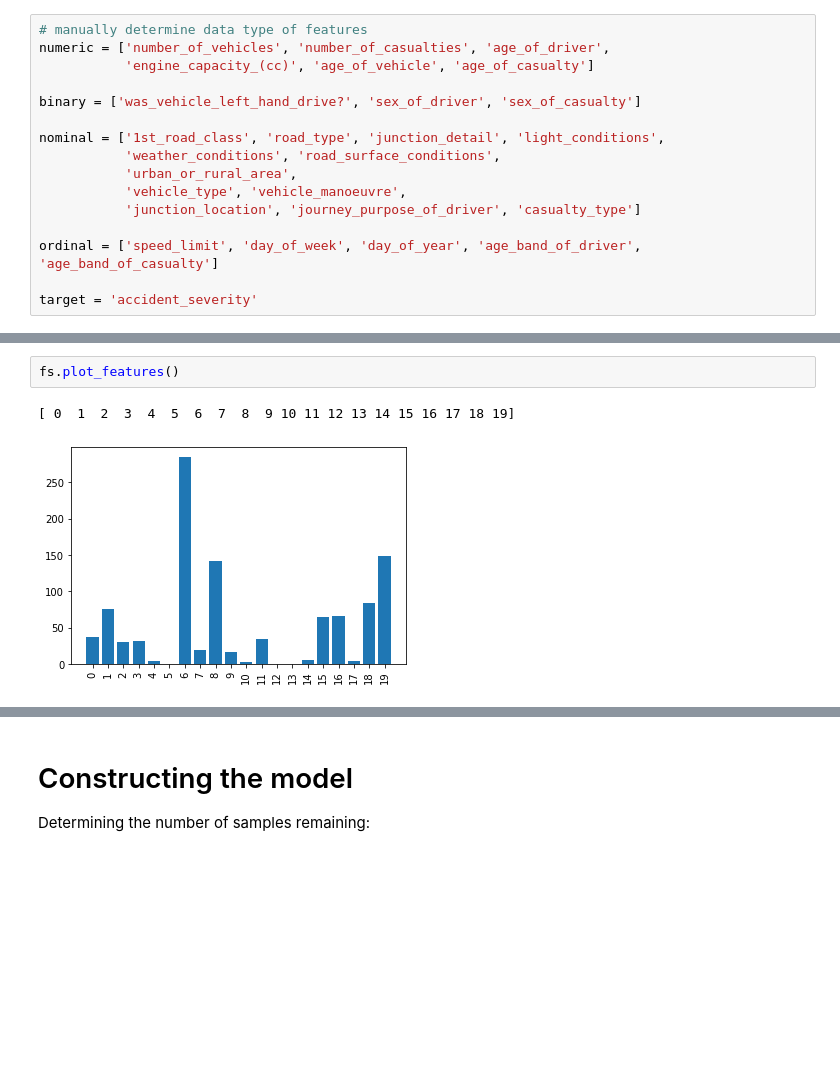
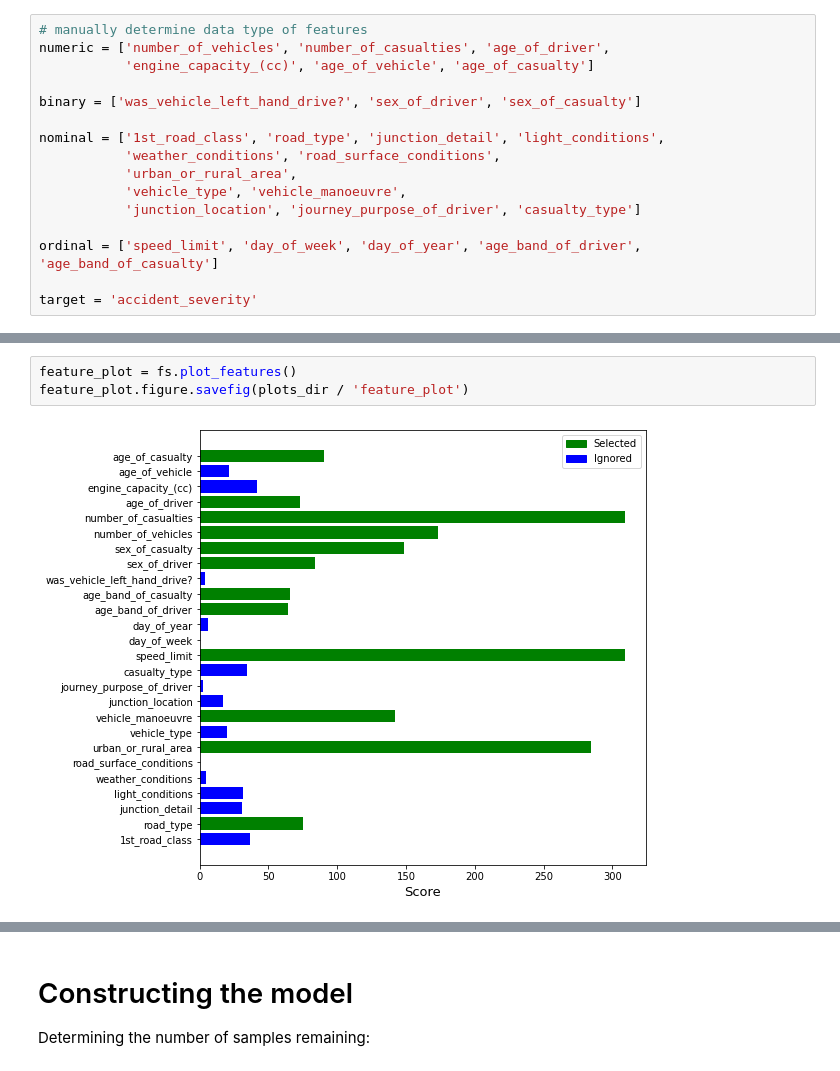
Before and after one commit to jakegodsall/road-traffic-accidents-2019, a Jupyter notebook: notebooks/predictive_model.ipynb, the cells around one changed output, grey strips where cells are left out. Saved outputs shown, nothing was run; the diff lists cells and outputs as text; blank space fills up the shorter version.

```diff
--- a/notebooks/predictive_model.ipynb
+++ b/notebooks/predictive_model.ipynb
@@ -243,11 +269,11 @@ class FeatureSelection:
 fs = FeatureSelection(accidents, nominal+ordinal+binary, numeric, target)
 
 filtered = fs.get_new_X()
-# %%
-fs.plot_features()
-# %% [output]
-[ 0  1  2  3  4  5  6  7  8  9 10 11 12 13 14 15 16 17 18 19]
-[figure, removed]
+# %%
+feature_plot = fs.plot_features()
+feature_plot.figure.savefig(plots_dir / 'feature_plot')
+# %% [output]
+[figure, added]
 # %%
 filtered.columns
 # %% [output]
```
Also changed, not shown: parts of 15 cells of this notebook.
